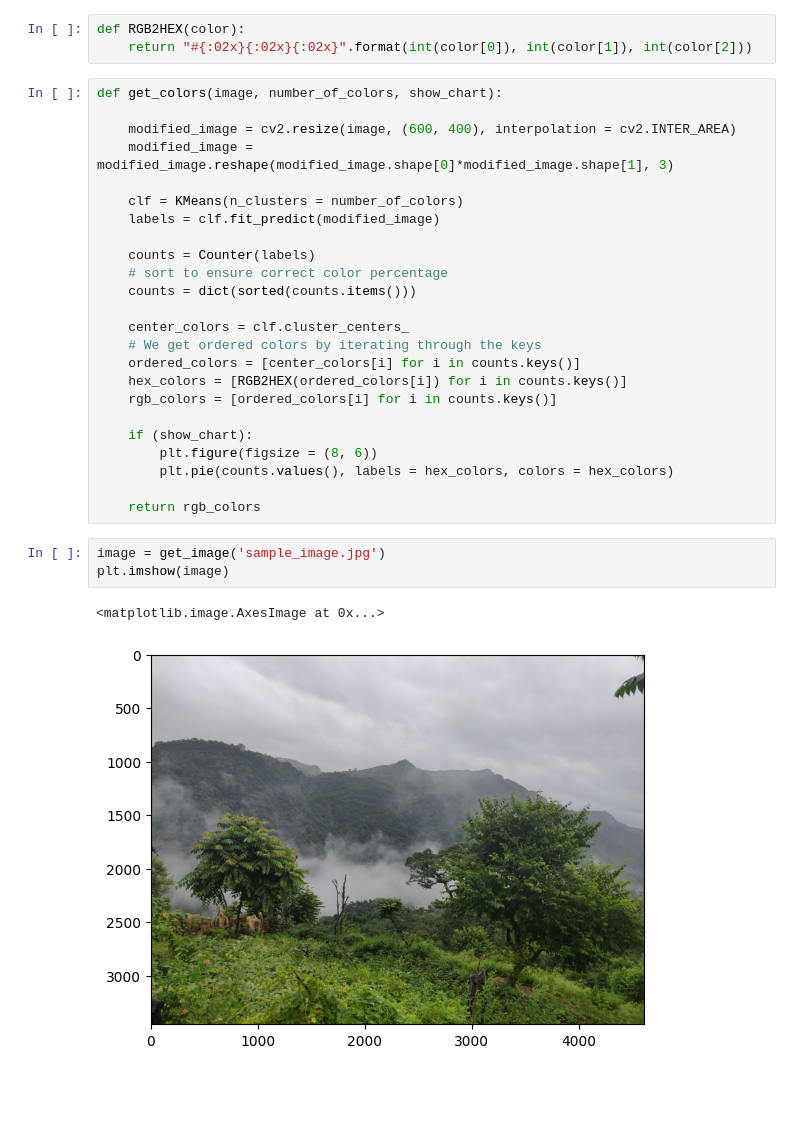
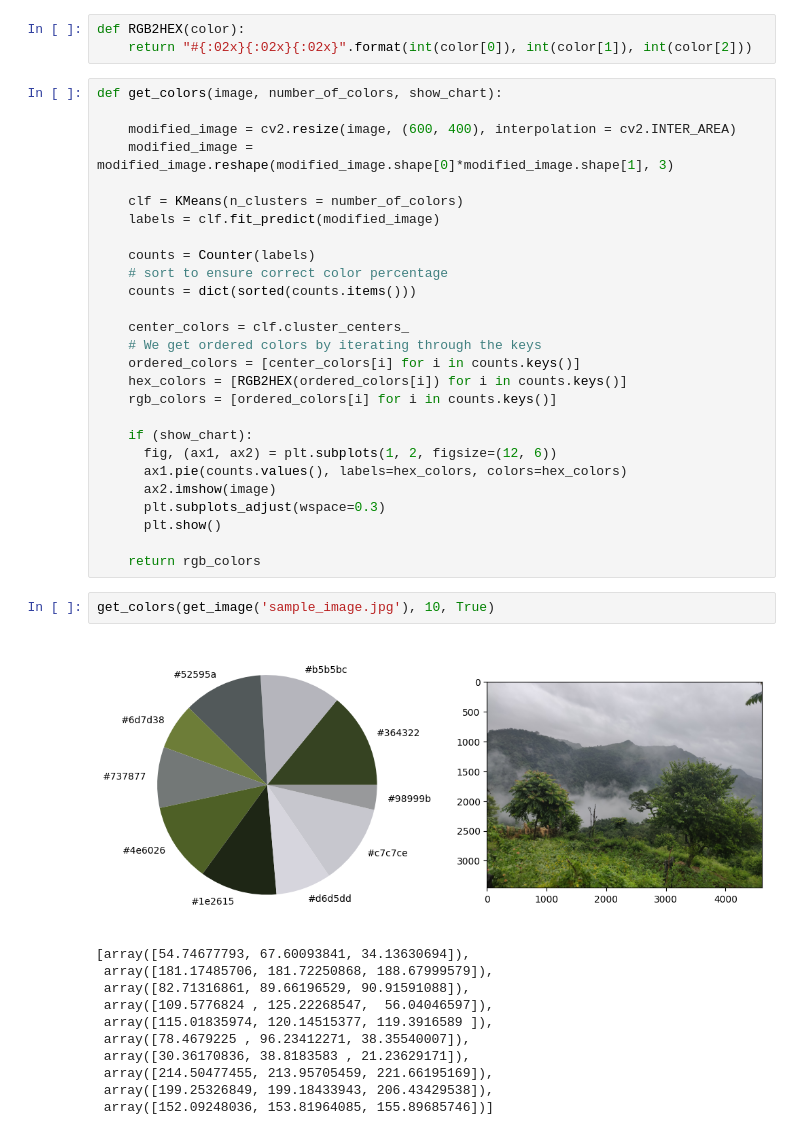
Before and after one commit to lordgrim18/Color-Identification-In-Images, a Jupyter notebook: Color_Identification_In_Images.ipynb, the cells around one changed output. Drawn from its saved outputs; the diff is of its cells as text; blank space fills up the shorter version.

```diff
--- a/Color_Identification_In_Images.ipynb
+++ b/Color_Identification_In_Images.ipynb
@@ -36,13 +37,24 @@ def get_colors(image, number_of_colors, show_chart):
     rgb_colors = [ordered_colors[i] for i in counts.keys()]
 
     if (show_chart):
-        plt.figure(figsize = (8, 6))
-        plt.pie(counts.values(), labels = hex_colors, colors = hex_colors)
+      fig, (ax1, ax2) = plt.subplots(1, 2, figsize=(12, 6))
+      ax1.pie(counts.values(), labels=hex_colors, colors=hex_colors)
+      ax2.imshow(image)
+      plt.subplots_adjust(wspace=0.3)
+      plt.show()
 
     return rgb_colors
 # %%
-image = get_image('sample_image.jpg')
-plt.imshow(image)
+get_colors(get_image('sample_image.jpg'), 10, True)
 # %% [output]
+[figure, new version]
-<matplotlib.image.AxesImage at 0x...>
+[array([54.74677793, 67.60093841, 34.13630694]),
+ array([181.17485706, 181.72250868, 188.67999579]),
+ array([82.71316861, 89.66196529, 90.91591088]),
+ array([109.5776824 , 125.22268547,  56.04046597]),
+ array([115.01835974, 120.14515377, 119.3916589 ]),
+ array([78.4679225 , 96.23412271, 38.35540007]),
+ array([30.36170836, 38.8183583 , 21.23629171]),
+ array([214.50477455, 213.95705459, 221.66195169]),
+ array([199.25326849, 199.18433943, 206.43429538]),
+ array([152.09248036, 153.81964085, 155.89685746])]
-[figure, old version]
```
Also changed, not shown: parts of 2 cells of this notebook.
